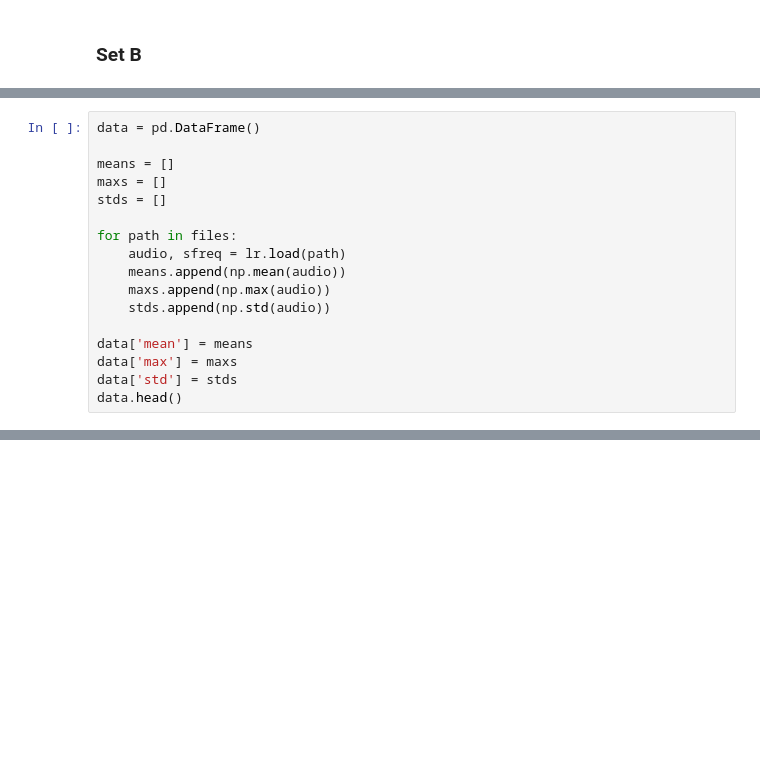
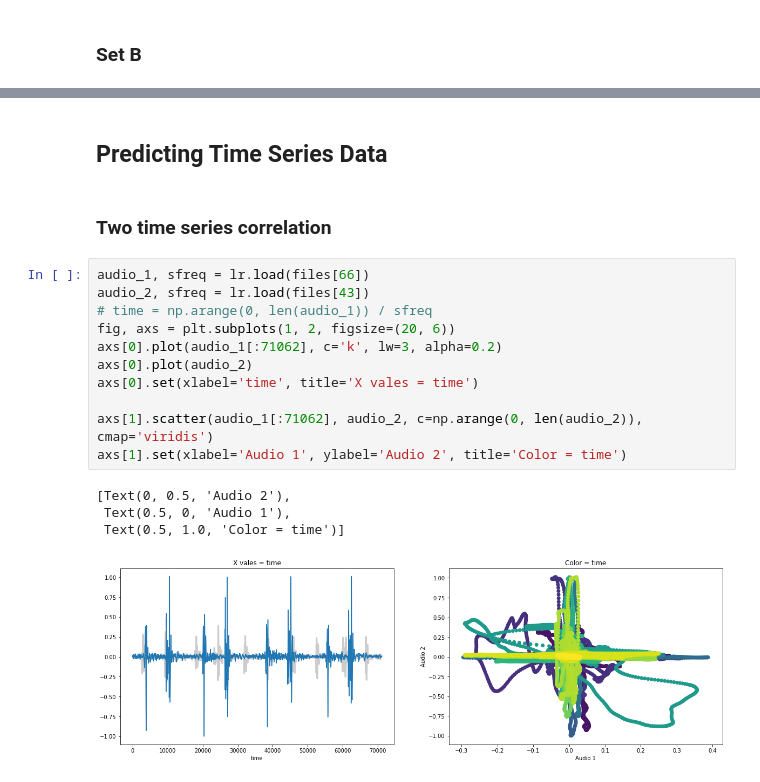
Before and after one commit to jassi-bhullar/ml_time_series_data, a Jupyter notebook: ML Time Series Data.ipynb, the cells around one changed output, grey strips where cells are left out. Saved outputs shown, nothing was run; the diff lists cells and outputs as text; blank space fills up the shorter version.

Commit message:
correlation between 2 time series

```diff
--- a/ML Time Series Data.ipynb
+++ b/ML Time Series Data.ipynb
@@ -203,17 +232,0 @@ array(['Bunlabelledtest', 'extrastole', 'murmur', 'normal'], dtype='<U15')
-# %%
-data = pd.DataFrame()
-
-means = []
-maxs = []
-stds = []
-
-for path in files:
-    audio, sfreq = lr.load(path)
-    means.append(np.mean(audio))
-    maxs.append(np.max(audio))
-    stds.append(np.std(audio))
-
-data['mean'] = means
-data['max'] = maxs
-data['std'] = stds
-data.head()
@@ -261,0 +382,20 @@ print(accuracy_score(y_pred, y_test))
+# %% [markdown]
+## Predicting Time Series Data
+# %% [markdown]
+### Two time series correlation
+# %%
+audio_1, sfreq = lr.load(files[66])
+audio_2, sfreq = lr.load(files[43])
+# time = np.arange(0, len(audio_1)) / sfreq
+fig, axs = plt.subplots(1, 2, figsize=(20, 6))
+axs[0].plot(audio_1[:71062], c='k', lw=3, alpha=0.2)
+axs[0].plot(audio_2)
+axs[0].set(xlabel='time', title='X vales = time')
+
+axs[1].scatter(audio_1[:71062], audio_2, c=np.arange(0, len(audio_2)), cmap='viridis')
+axs[1].set(xlabel='Audio 1', ylabel='Audio 2', title='Color = time')
+# %% [output]
+[Text(0, 0.5, 'Audio 2'),
+ Text(0.5, 0, 'Audio 1'),
+ Text(0.5, 1.0, 'Color = time')]
+[figure, added]
```
Also changed, not shown: parts of 35 cells of this notebook.
